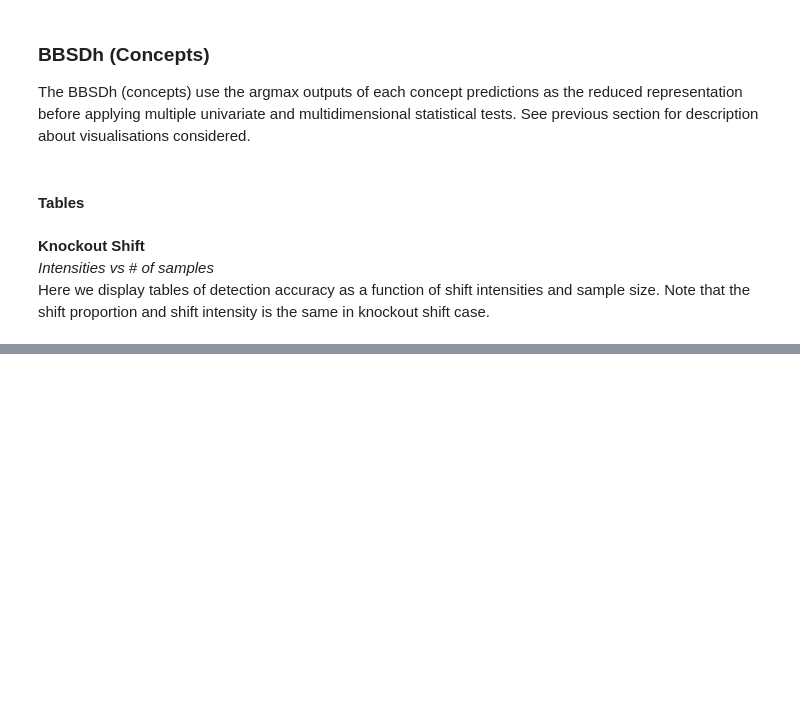
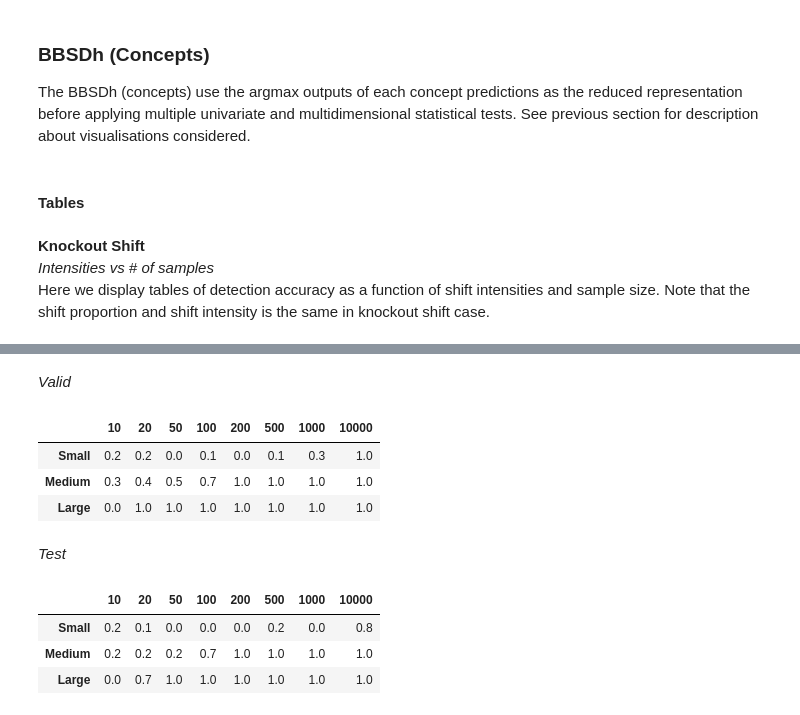
Before and after one commit to maleakhiw/explaining-dataset-shifts, a Jupyter notebook: notebooks/Label_Classifier_Results.ipynb, the cells around one changed output, grey strips where cells are left out. Saved outputs shown, nothing was run; the diff lists cells and outputs as text; code cells hidden in the pictures; blank space fills up the shorter version.

```diff
--- a/notebooks/Label_Classifier_Results.ipynb
+++ b/notebooks/Label_Classifier_Results.ipynb
@@ -167,0 +214,17 @@ display(single_intensity_vs_samples(dict_result_bbsdh["test"], concept_names, is
+# %%
+display(Markdown("*Valid*"))
+display(single_intensity_vs_samples(dict_result_bbsdh["valid"], is_concept=False, display_md=False))
+print("\n")
+display(Markdown("*Test*"))
+display(single_intensity_vs_samples(dict_result_bbsdh["test"], is_concept=False, display_md=False))
+# %% [output]
+*Valid*
+|  | 10 | 20 | 50 | 100 | 200 | 500 | 1000 | 10000 |
+| Small | 0.2 | 0.2 | 0.0 | 0.1 | 0.0 | 0.1 | 0.3 | 1.0 |
+| Medium | 0.3 | 0.4 | 0.5 | 0.7 | 1.0 | 1.0 | 1.0 | 1.0 |
+| Large | 0.0 | 1.0 | 1.0 | 1.0 | 1.0 | 1.0 | 1.0 | 1.0 |
+*Test*
+|  | 10 | 20 | 50 | 100 | 200 | 500 | 1000 | 10000 |
+| Small | 0.2 | 0.1 | 0.0 | 0.0 | 0.0 | 0.2 | 0.0 | 0.8 |
+| Medium | 0.2 | 0.2 | 0.2 | 0.7 | 1.0 | 1.0 | 1.0 | 1.0 |
+| Large | 0.0 | 0.7 | 1.0 | 1.0 | 1.0 | 1.0 | 1.0 | 1.0 |
```
Also changed, not shown: parts of 12 cells of this notebook, 3 other files.
